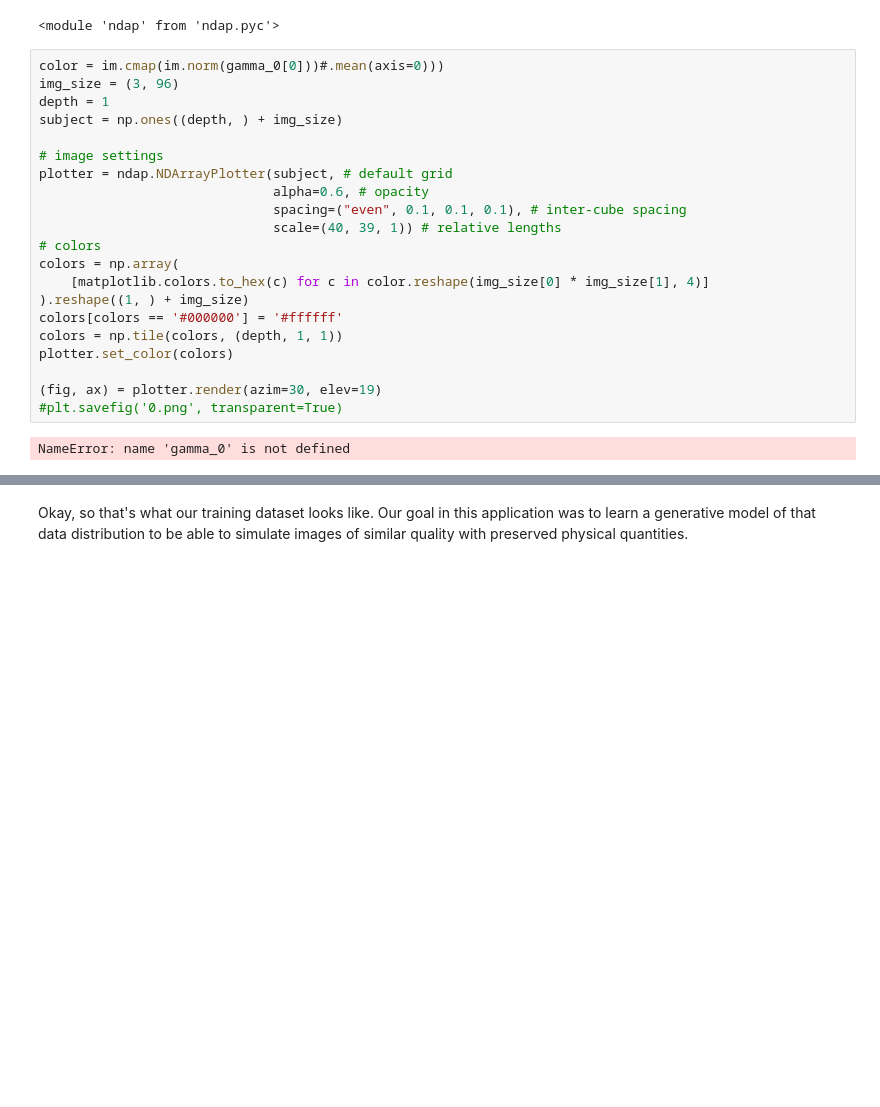
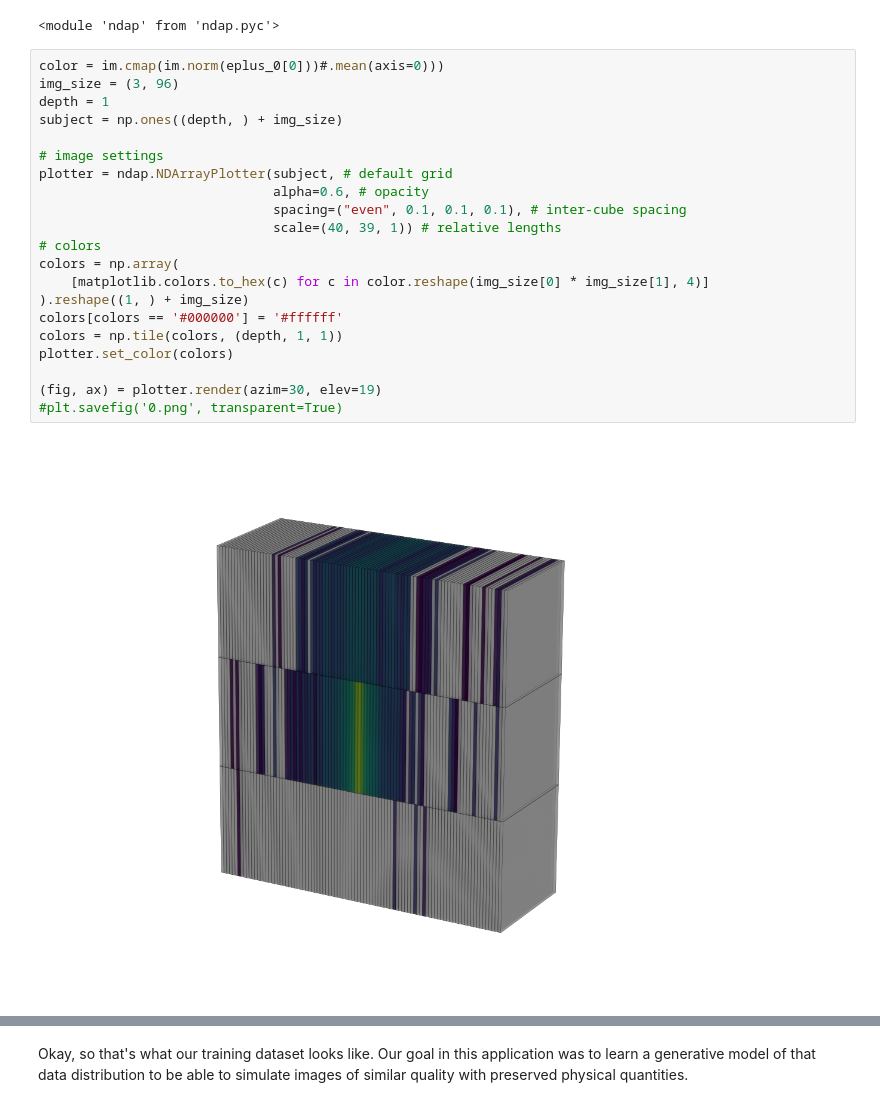
Before and after one commit to hep-lbdl/CaloGAN, a Jupyter notebook: analysis/analysis-release-alpha.ipynb, the cells around one changed output, grey strips where cells are left out. Drawn from its saved outputs; the diff is of its cells as text; blank space fills up the shorter version.

```diff
--- a/analysis/analysis-release-alpha.ipynb
+++ b/analysis/analysis-release-alpha.ipynb
@@ -126,26 +126,26 @@ reload(ndap)
 # %% [output]
 <module 'ndap' from 'ndap.pyc'>
 # %%
-color = im.cmap(im.norm(gamma_0[0]))#.mean(axis=0)))
+color = im.cmap(im.norm(eplus_0[0]))#.mean(axis=0)))
 img_size = (3, 96)
 depth = 1
 subject = np.ones((depth, ) + img_size)
 
 # image settings
 plotter = ndap.NDArrayPlotter(subject, # default grid
                               alpha=0.6, # opacity
                               spacing=("even", 0.1, 0.1, 0.1), # inter-cube spacing
                               scale=(40, 39, 1)) # relative lengths
 # colors
 colors = np.array(
     [matplotlib.colors.to_hex(c) for c in color.reshape(img_size[0] * img_size[1], 4)]
 ).reshape((1, ) + img_size)
 colors[colors == '#000000'] = '#ffffff'
 colors = np.tile(colors, (depth, 1, 1))
 plotter.set_color(colors)
 
 (fig, ax) = plotter.render(azim=30, elev=19)
 #plt.savefig('0.png', transparent=True)
 # %% [output]
-NameError: name 'gamma_0' is not defined
+[figure, added]
 # %%
```
Also changed, not shown: parts of 6 cells of this notebook.
